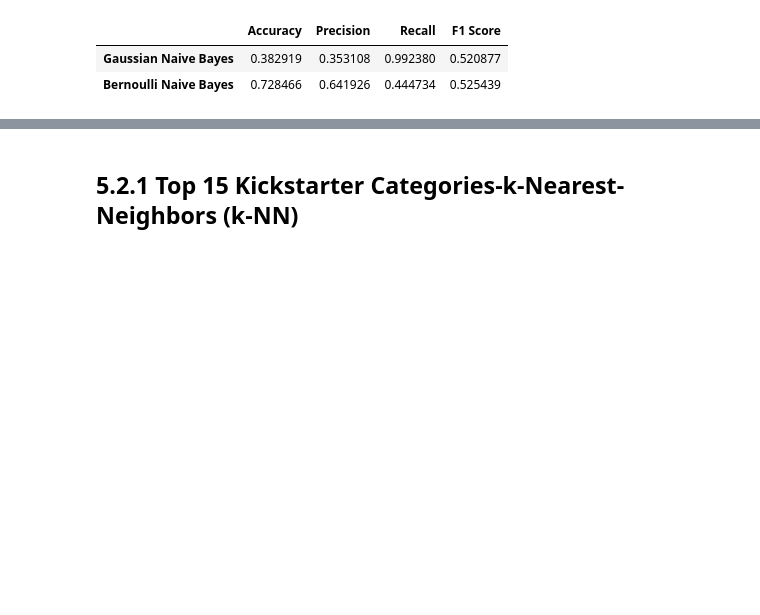
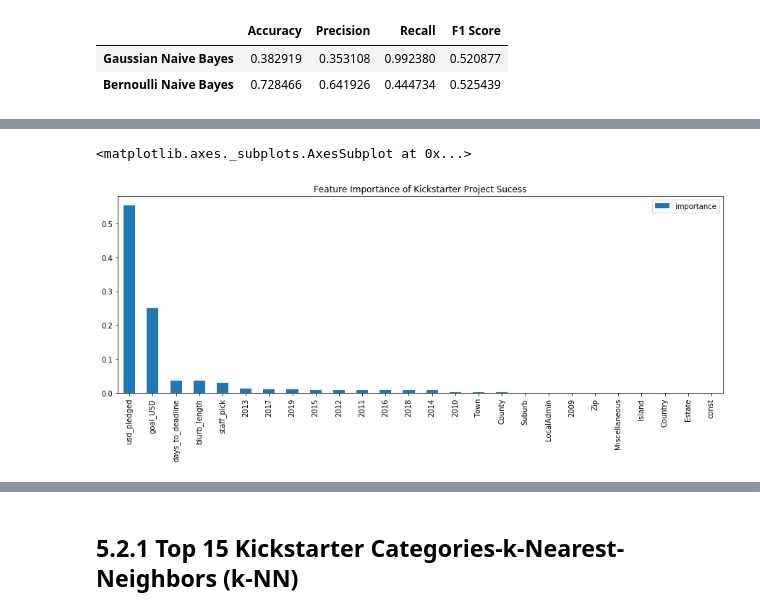
Before and after one commit to Jing-0823/5520-2020PROJECT, a Jupyter notebook: IST_5520_Project_Milestone_3_G5.ipynb, the cells around one changed output, grey strips where cells are left out. Cells and saved outputs as stored; diff of their text form; code cells hidden in the pictures; blank space fills up the shorter version.

Commit message:
Add files via upload
Lastest milestone project file

```diff
--- a/IST_5520_Project_Milestone_3_G5.ipynb
+++ b/IST_5520_Project_Milestone_3_G5.ipynb
@@ -1430,0 +1516,5 @@ Compared with the Gaussian naive Bayes model, the Bernoulli naive Bayes model ha
+# %%
+# Train an RF classifier
+rf = RandomForestClassifier(n_estimators=5, max_features=10, random_state=123)
+# %%
+rf.fit(train_x,train_y)
@@ -1430,0 +1541,8 @@ Compared with the Gaussian naive Bayes model, the Bernoulli naive Bayes model ha
+# %%
+# Beautify the display of feature importance
+feature_importances = pd.DataFrame(rf.feature_importances_,
+                                   index = train_x.columns,
+                                   columns=['importance'])
+feature_importances = feature_importances.sort_values('importance',ascending=False)
+
+feature_importances
@@ -1430,0 +1567,6 @@ Compared with the Gaussian naive Bayes model, the Bernoulli naive Bayes model ha
+# %%
+feature_importances.plot(kind = 'bar',figsize=(15,5),
+                         title='Feature Importance of Kickstarter Project Sucess')
+# %% [output]
+<matplotlib.axes._subplots.AxesSubplot at 0x...>
+[figure, added]
```
Also changed, not shown: parts of 37 cells of this notebook.
